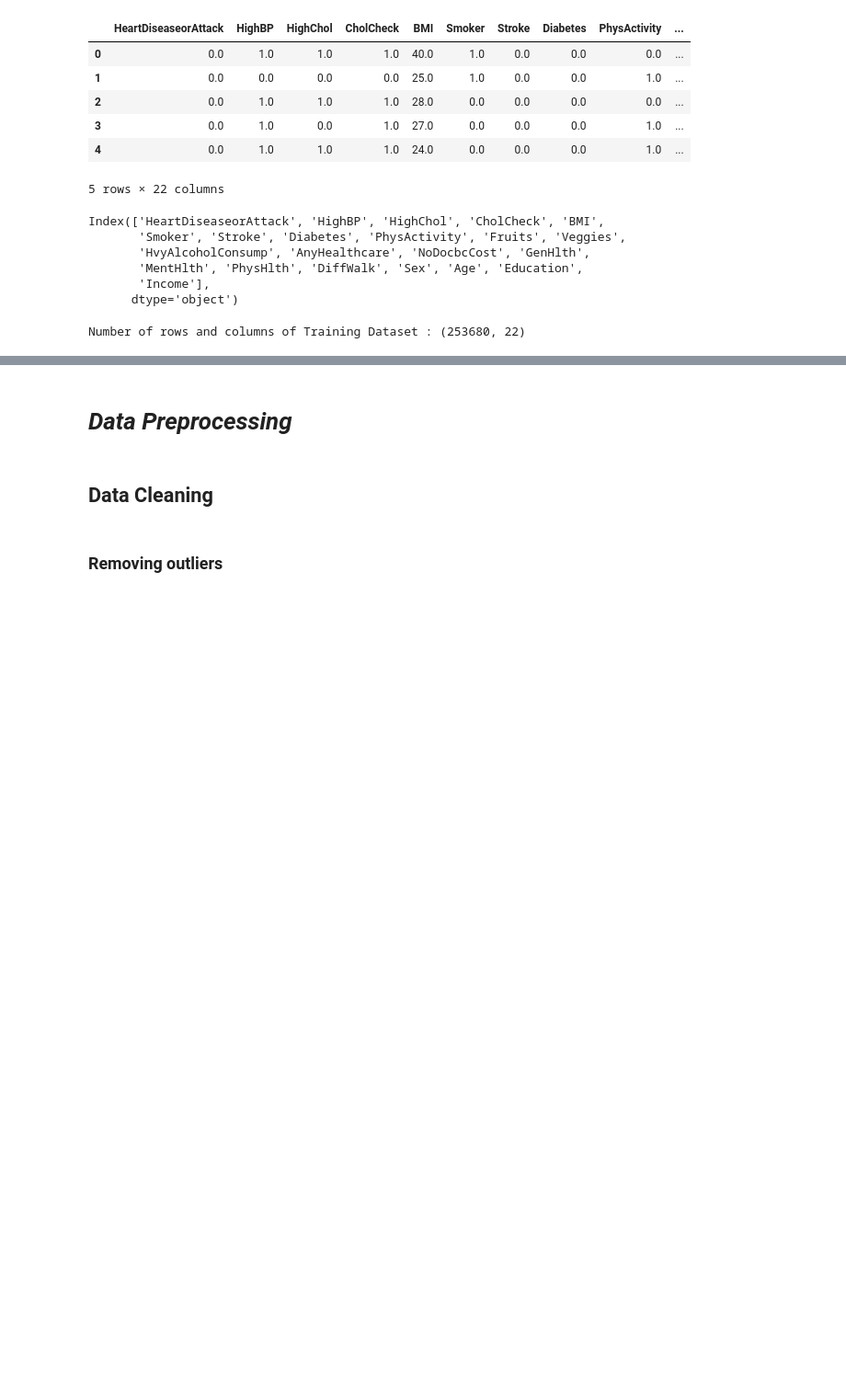
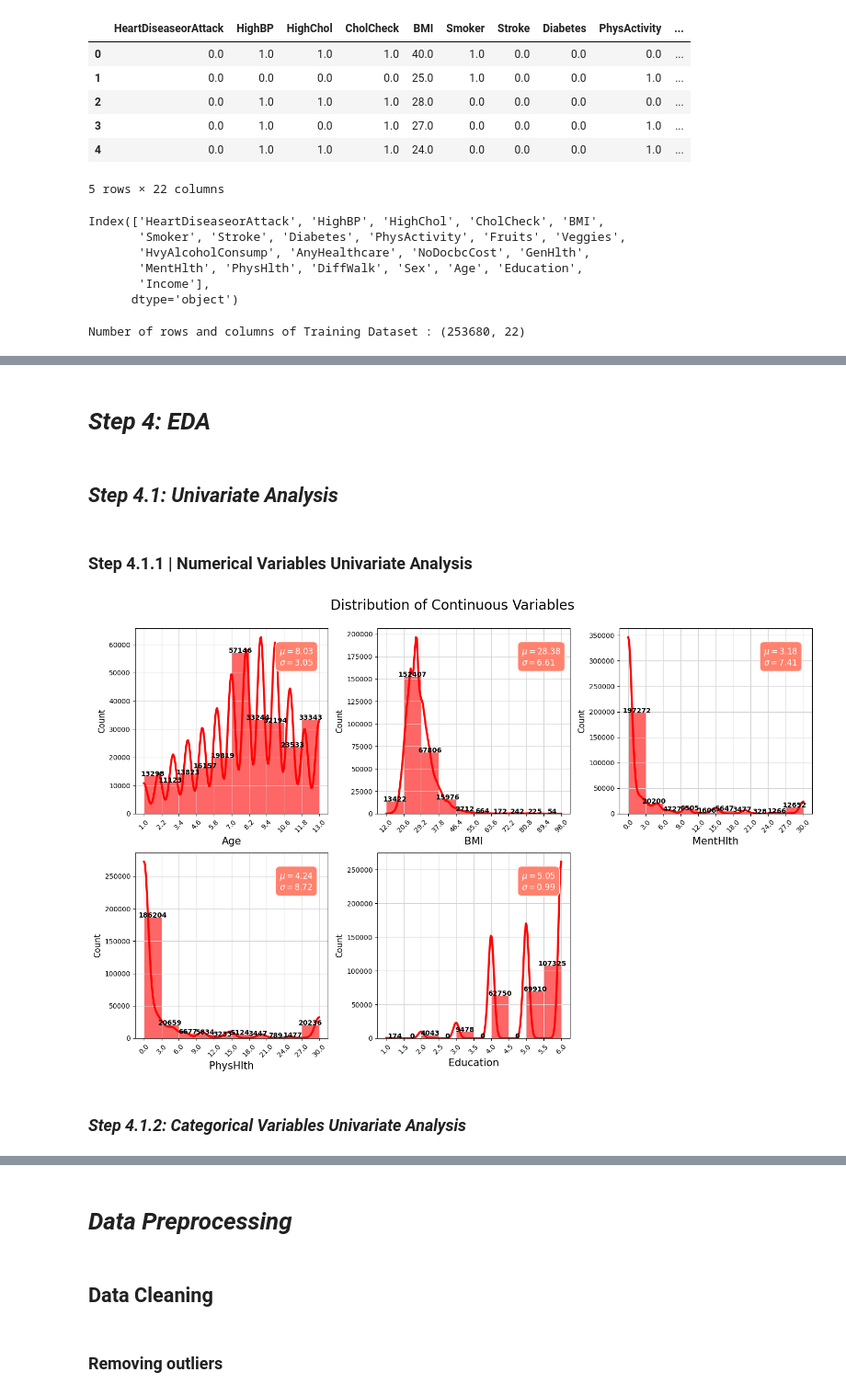
Before and after one commit to Sachin20010517/sca-supervised-prediction-model, a Jupyter notebook: sudden_cardiac_arrest.ipynb, the cells around one changed output, grey strips where cells are left out. Shown: that part at 92% size. Saved outputs shown, nothing was run; the diff lists cells and outputs as text; code cells hidden in the pictures; blank space fills up the shorter version.

```diff
--- a/sudden_cardiac_arrest.ipynb
+++ b/sudden_cardiac_arrest.ipynb
@@ -82,0 +132,6 @@ sca_df.describe().T
+# %% [markdown]
+# ***Step 4: EDA***
+# %% [markdown]
+## *Step 4.1: Univariate Analysis*
+# %% [markdown]
+### Step 4.1.1 | Numerical Variables Univariate Analysis
@@ -82,0 +143,42 @@ sca_df.describe().T
+# %%
+# Filter out continuous features for the univariate analysis
+df_continuous = sca_df[continuous_features]
+
+# Set up the subplot
+fig, ax = plt.subplots(nrows=2, ncols=3, figsize=(15, 10))
+
+# Loop to plot histograms for each continuous feature
+for i, col in enumerate(df_continuous.columns):
+    x = i // 3
+    y = i % 3
+    values, bin_edges = np.histogram(df_continuous[col],
+                                     range=(np.floor(df_continuous[col].min()), np.ceil(df_continuous[col].max())))
+
+    graph = sns.histplot(data=df_continuous, x=col, bins=bin_edges, kde=True, ax=ax[x, y],
+                         edgecolor='none', color='red', alpha=0.6, line_kws={'lw': 3})
+    ax[x, y].set_xlabel(col, fontsize=15)
+    ax[x, y].set_ylabel('Count', fontsize=12)
+    ax[x, y].set_xticks(np.round(bin_edges, 1))
+    ax[x, y].set_xticklabels(ax[x, y].get_xticks(), rotation=45)
+    ax[x, y].grid(color='lightgrey')
+
+    for j, p in enumerate(graph.patches):
+        ax[x, y].annotate('{}'.format(p.get_height()), (p.get_x() + p.get_width() / 2, p.get_height() + 1),
+                          ha='center', fontsize=10, fontweight="bold")
+
+    textstr = '\n'.join((
+        r'$\mu=%.2f$' % df_continuous[col].mean(),
+        r'$\sigma=%.2f$' % df_continuous[col].std()
+    ))
+    ax[x, y].text(0.75, 0.9, textstr, transform=ax[x, y].transAxes, fontsize=12, verticalalignment='top',
+                  color='white', bbox=dict(boxstyle='round', facecolor='#ff826e', edgecolor='white', pad=0.5))
+
+ax[1,2].axis('off')
+plt.suptitle('Distribution of Continuous Variables', fontsize=20)
+plt.tight_layout()
+plt.subplots_adjust(top=0.92)
+plt.show()
+# %% [output]
+[figure, added]
+# %% [markdown]
+### *Step 4.1.2: Categorical Variables Univariate Analysis*
```
Also changed, not shown: parts of 24 cells of this notebook.
